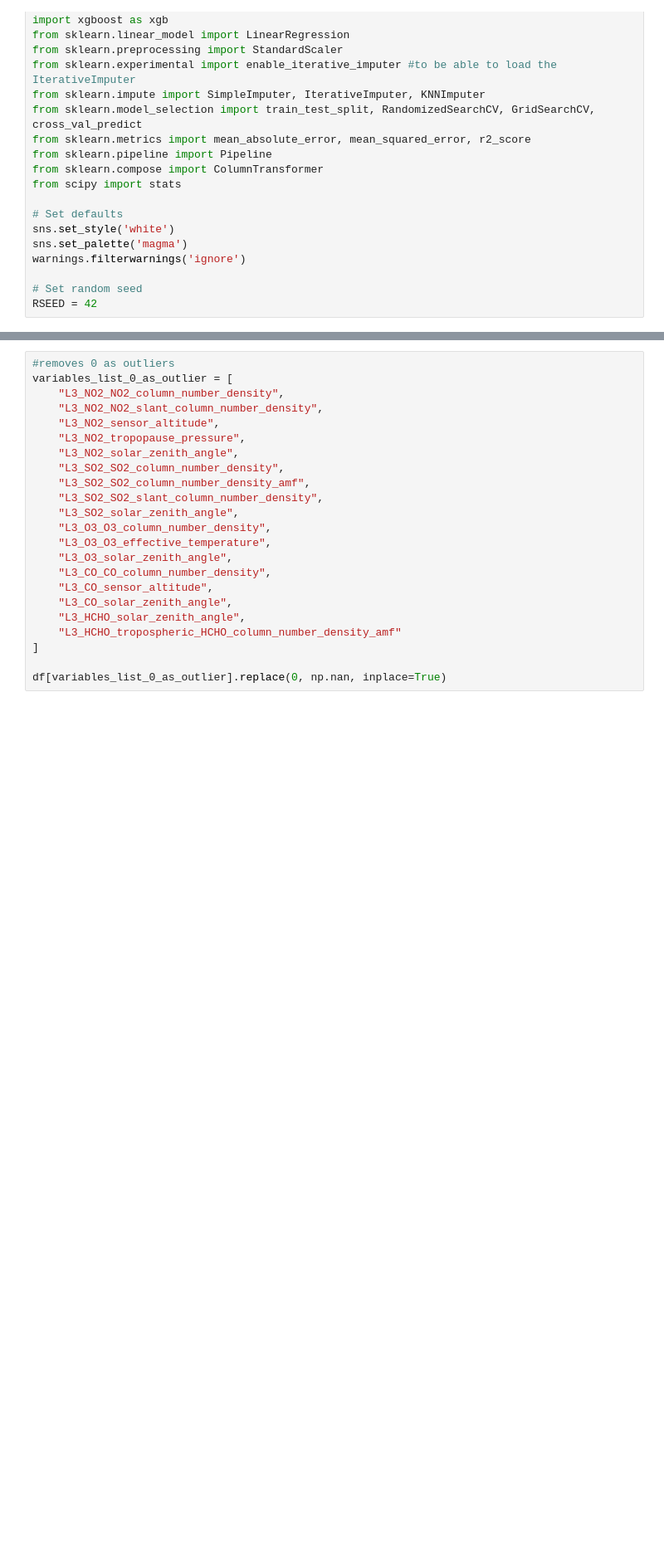
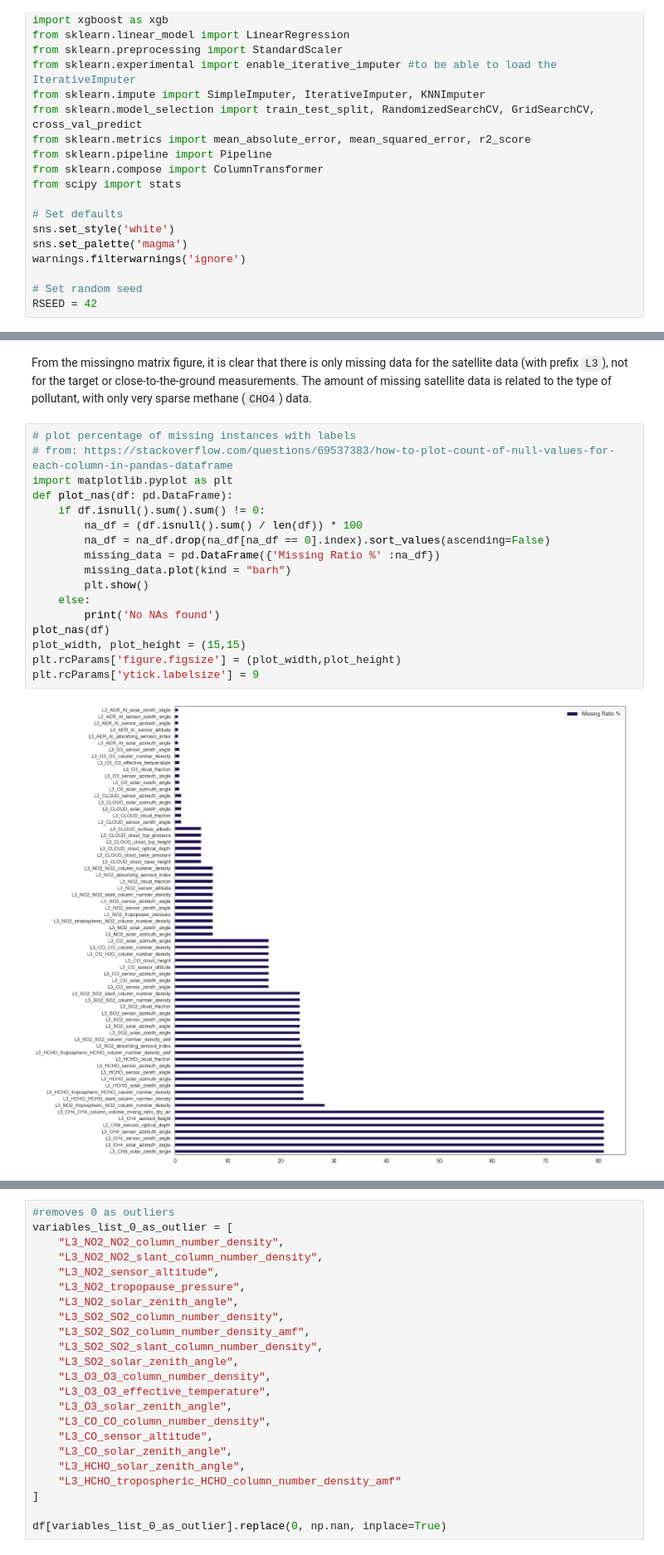
Before and after one commit to Maximilian2509/ds-AirPollution, a Jupyter notebook: air_pollution_challenge.ipynb, the cells around one changed output, grey strips where cells are left out. Shown at 83% size. Cells and saved outputs as stored; diff of their text form; blank space fills up the shorter version.

Commit message:
added handling of missing data

````diff
--- a/air_pollution_challenge.ipynb
+++ b/air_pollution_challenge.ipynb
@@ -58,0 +77,21 @@ df = pd.read_csv('data/Train.csv')
+# %% [markdown]
+From the missingno matrix figure, it is clear that there is only missing data for the satellite data (with prefix ```L3```), not for the target or close-to-the-ground measurements. The amount of missing satellite data is  related to the type of pollutant, with only very sparse methane (```CHO4```) data.
+# %%
+# plot percentage of missing instances with labels
+# from: https://stackoverflow.com/questions/69537383/how-to-plot-count-of-null-values-for-each-column-in-pandas-dataframe
+import matplotlib.pyplot as plt
+def plot_nas(df: pd.DataFrame):
+    if df.isnull().sum().sum() != 0:
+        na_df = (df.isnull().sum() / len(df)) * 100
+        na_df = na_df.drop(na_df[na_df == 0].index).sort_values(ascending=False)
+        missing_data = pd.DataFrame({'Missing Ratio %' :na_df})
+        missing_data.plot(kind = "barh")
+        plt.show()
+    else:
+        print('No NAs found')
+plot_nas(df)
+plot_width, plot_height = (15,15)
+plt.rcParams['figure.figsize'] = (plot_width,plot_height)
+plt.rcParams['ytick.labelsize'] = 9
+# %% [output]
+[figure, added]
````
Also changed, not shown: parts of 15 cells of this notebook.
